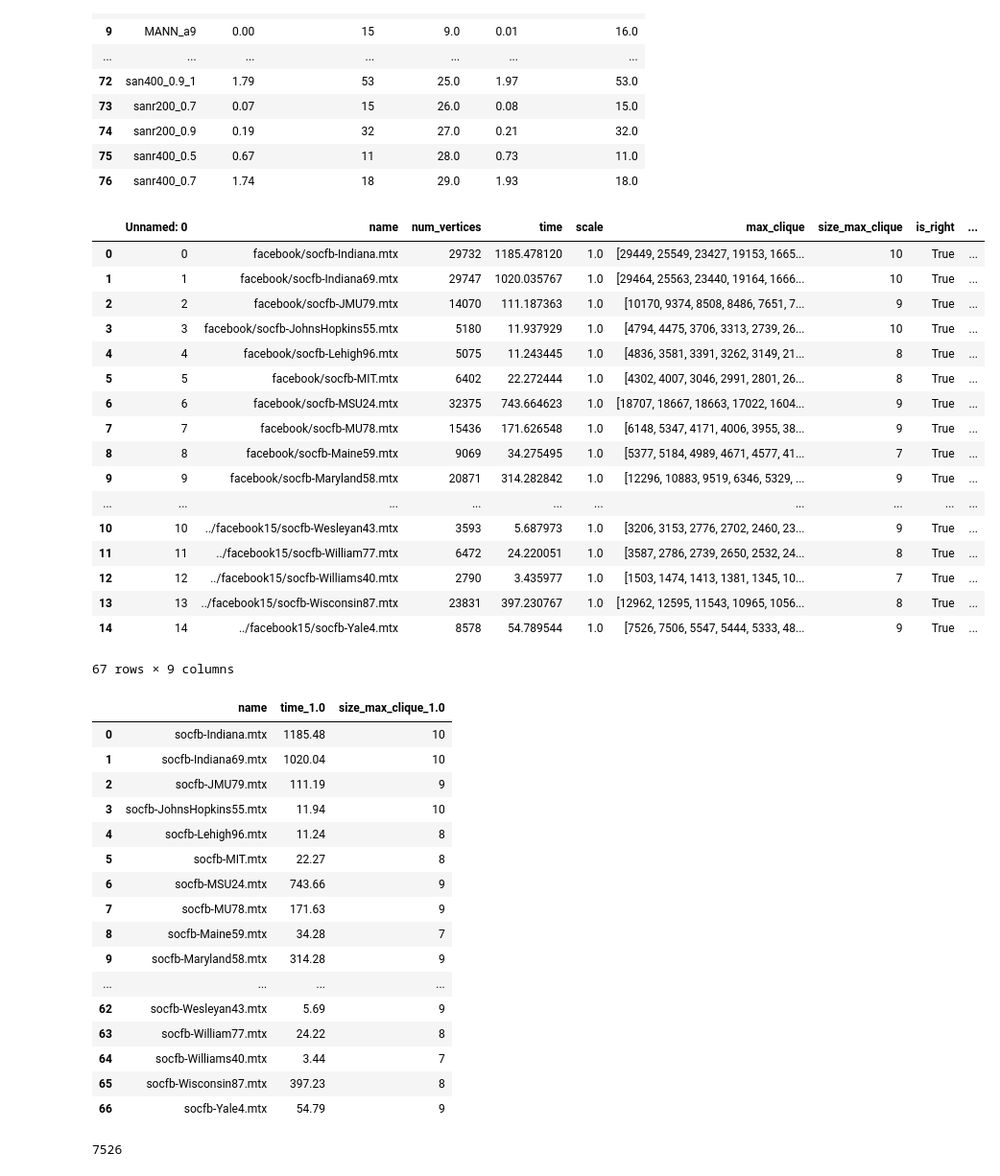
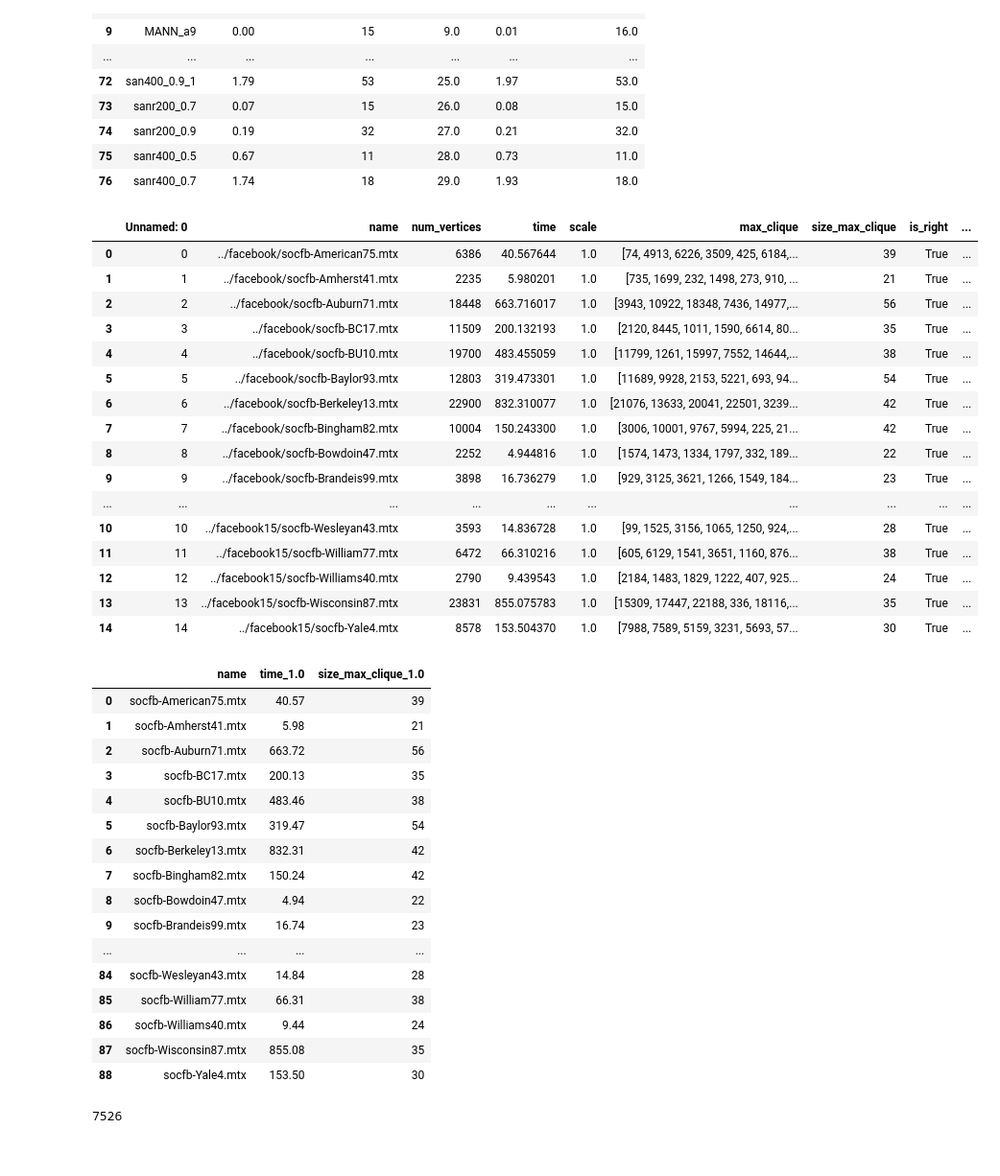
Before and after one commit to stacy-s/MCP, a Jupyter notebook: data.ipynb, the cells around one changed output. Shown at 96% size. Drawn from its saved outputs; the diff is of its cells as text; code cells hidden in the pictures.

Commit message:
Results for Facebook graph was updated

```diff
--- a/data.ipynb
+++ b/data.ipynb
@@ -65,58 +65,60 @@ res = df1.merge(df2, 'left', on='name')
 | 75 | sanr400_0.5 | 0.67 | 11 | 28.0 | 0.73 | 11.0 |
 | 76 | sanr400_0.7 | 1.74 | 18 | 29.0 | 1.93 | 18.0 |
 # %%
+pd.options.display.max_rows = 100
+fb1 = pd.read_csv('../results/cluster1/facebook.csv', sep=';')
 fb2 = pd.read_csv('../results/cluster2/facebook.csv', sep=';')
 fb3 = pd.read_csv('../results/cluster3/facebook.csv', sep=';')
 fb4 = pd.read_csv('../results/cluster4/facebook.csv', sep=';')
-fb5 = pd.read_csv('results/facebook/facebook.csv', sep=';')
-frames = [fb2, fb3, fb4, fb5]
+fb5 = pd.read_csv('../results/facebook.csv', sep=';')
+frames = [fb1, fb2, fb3, fb4, fb5]
 fb = pd.concat(frames)
 fb
 # %% [output]
 |  | Unnamed: 0 | name | num_vertices | time | scale | max_clique | size_max_clique | is_right | ... |
-| 0 | 0 | facebook/socfb-Indiana.mtx | 29732 | 1185.478120 | 1.0 | [29449, 25549, 23427, 19153, 1665... | 10 | True | ... |
-| 1 | 1 | facebook/socfb-Indiana69.mtx | 29747 | 1020.035767 | 1.0 | [29464, 25563, 23440, 19164, 1666... | 10 | True | ... |
-| 2 | 2 | facebook/socfb-JMU79.mtx | 14070 | 111.187363 | 1.0 | [10170, 9374, 8508, 8486, 7651, 7... | 9 | True | ... |
-| 3 | 3 | facebook/socfb-JohnsHopkins55.mtx | 5180 | 11.937929 | 1.0 | [4794, 4475, 3706, 3313, 2739, 26... | 10 | True | ... |
-| 4 | 4 | facebook/socfb-Lehigh96.mtx | 5075 | 11.243445 | 1.0 | [4836, 3581, 3391, 3262, 3149, 21... | 8 | True | ... |
-| 5 | 5 | facebook/socfb-MIT.mtx | 6402 | 22.272444 | 1.0 | [4302, 4007, 3046, 2991, 2801, 26... | 8 | True | ... |
-| 6 | 6 | facebook/socfb-MSU24.mtx | 32375 | 743.664623 | 1.0 | [18707, 18667, 18663, 17022, 1604... | 9 | True | ... |
-| 7 | 7 | facebook/socfb-MU78.mtx | 15436 | 171.626548 | 1.0 | [6148, 5347, 4171, 4006, 3955, 38... | 9 | True | ... |
-| 8 | 8 | facebook/socfb-Maine59.mtx | 9069 | 34.275495 | 1.0 | [5377, 5184, 4989, 4671, 4577, 41... | 7 | True | ... |
-| 9 | 9 | facebook/socfb-Maryland58.mtx | 20871 | 314.282842 | 1.0 | [12296, 10883, 9519, 6346, 5329, ... | 9 | True | ... |
+| 0 | 0 | ../facebook/socfb-American75.mtx | 6386 | 40.567644 | 1.0 | [74, 4913, 6226, 3509, 425, 6184,... | 39 | True | ... |
+| 1 | 1 | ../facebook/socfb-Amherst41.mtx | 2235 | 5.980201 | 1.0 | [735, 1699, 232, 1498, 273, 910, ... | 21 | True | ... |
+| 2 | 2 | ../facebook/socfb-Auburn71.mtx | 18448 | 663.716017 | 1.0 | [3943, 10922, 18348, 7436, 14977,... | 56 | True | ... |
+| 3 | 3 | ../facebook/socfb-BC17.mtx | 11509 | 200.132193 | 1.0 | [2120, 8445, 1011, 1590, 6614, 80... | 35 | True | ... |
+| 4 | 4 | ../facebook/socfb-BU10.mtx | 19700 | 483.455059 | 1.0 | [11799, 1261, 15997, 7552, 14644,... | 38 | True | ... |
+| 5 | 5 | ../facebook/socfb-Baylor93.mtx | 12803 | 319.473301 | 1.0 | [11689, 9928, 2153, 5221, 693, 94... | 54 | True | ... |
+| 6 | 6 | ../facebook/socfb-Berkeley13.mtx | 22900 | 832.310077 | 1.0 | [21076, 13633, 20041, 22501, 3239... | 42 | True | ... |
+| 7 | 7 | ../facebook/socfb-Bingham82.mtx | 10004 | 150.243300 | 1.0 | [3006, 10001, 9767, 5994, 225, 21... | 42 | True | ... |
+| 8 | 8 | ../facebook/socfb-Bowdoin47.mtx | 2252 | 4.944816 | 1.0 | [1574, 1473, 1334, 1797, 332, 189... | 22 | True | ... |
+| 9 | 9 | ../facebook/socfb-Brandeis99.mtx | 3898 | 16.736279 | 1.0 | [929, 3125, 3621, 1266, 1549, 184... | 23 | True | ... |
 | ... | ... | ... | ... | ... | ... | ... | ... | ... | ... |
-| 10 | 10 | ../facebook15/socfb-Wesleyan43.mtx | 3593 | 5.687973 | 1.0 | [3206, 3153, 2776, 2702, 2460, 23... | 9 | True | ... |
-| 11 | 11 | ../facebook15/socfb-William77.mtx | 6472 | 24.220051 | 1.0 | [3587, 2786, 2739, 2650, 2532, 24... | 8 | True | ... |
-| 12 | 12 | ../facebook15/socfb-Williams40.mtx | 2790 | 3.435977 | 1.0 | [1503, 1474, 1413, 1381, 1345, 10... | 7 | True | ... |
-| 13 | 13 | ../facebook15/socfb-Wisconsin87.mtx | 23831 | 397.230767 | 1.0 | [12962, 12595, 11543, 10965, 1056... | 8 | True | ... |
-| 14 | 14 | ../facebook15/socfb-Yale4.mtx | 8578 | 54.789544 | 1.0 | [7526, 7506, 5547, 5444, 5333, 48... | 9 | True | ... |
+| 10 | 10 | ../facebook15/socfb-Wesleyan43.mtx | 3593 | 14.836728 | 1.0 | [99, 1525, 3156, 1065, 1250, 924,... | 28 | True | ... |
+| 11 | 11 | ../facebook15/socfb-William77.mtx | 6472 | 66.310216 | 1.0 | [605, 6129, 1541, 3651, 1160, 876... | 38 | True | ... |
+| 12 | 12 | ../facebook15/socfb-Williams40.mtx | 2790 | 9.439543 | 1.0 | [2184, 1483, 1829, 1222, 407, 925... | 24 | True | ... |
+| 13 | 13 | ../facebook15/socfb-Wisconsin87.mtx | 23831 | 855.075783 | 1.0 | [15309, 17447, 22188, 336, 18116,... | 35 | True | ... |
+| 14 | 14 | ../facebook15/socfb-Yale4.mtx | 8578 | 153.504370 | 1.0 | [7988, 7589, 5159, 3231, 5693, 57... | 30 | True | ... |
-67 rows × 9 columns
 # %%
 fb = format_df(fb, scale=1.0)
 # %%
 fb.to_csv('results/facebook/facebook_all.csv', sep=',', index=False)
 # %%
+pd.options.display.max_rows = 100
 fb = pd.read_csv('results/facebook/facebook_all.csv')
 # fb = fb.drop('Unnamed: 0', axis=1)
 fb
 # %% [output]
 |  | name | time_1.0 | size_max_clique_1.0 |
-| 0 | socfb-Indiana.mtx | 1185.48 | 10 |
-| 1 | socfb-Indiana69.mtx | 1020.04 | 10 |
-| 2 | socfb-JMU79.mtx | 111.19 | 9 |
-| 3 | socfb-JohnsHopkins55.mtx | 11.94 | 10 |
-| 4 | socfb-Lehigh96.mtx | 11.24 | 8 |
-| 5 | socfb-MIT.mtx | 22.27 | 8 |
-| 6 | socfb-MSU24.mtx | 743.66 | 9 |
-| 7 | socfb-MU78.mtx | 171.63 | 9 |
-| 8 | socfb-Maine59.mtx | 34.28 | 7 |
-| 9 | socfb-Maryland58.mtx | 314.28 | 9 |
+| 0 | socfb-American75.mtx | 40.57 | 39 |
+| 1 | socfb-Amherst41.mtx | 5.98 | 21 |
+| 2 | socfb-Auburn71.mtx | 663.72 | 56 |
+| 3 | socfb-BC17.mtx | 200.13 | 35 |
+| 4 | socfb-BU10.mtx | 483.46 | 38 |
+| 5 | socfb-Baylor93.mtx | 319.47 | 54 |
+| 6 | socfb-Berkeley13.mtx | 832.31 | 42 |
+| 7 | socfb-Bingham82.mtx | 150.24 | 42 |
+| 8 | socfb-Bowdoin47.mtx | 4.94 | 22 |
+| 9 | socfb-Brandeis99.mtx | 16.74 | 23 |
 | ... | ... | ... | ... |
-| 62 | socfb-Wesleyan43.mtx | 5.69 | 9 |
-| 63 | socfb-William77.mtx | 24.22 | 8 |
-| 64 | socfb-Williams40.mtx | 3.44 | 7 |
-| 65 | socfb-Wisconsin87.mtx | 397.23 | 8 |
-| 66 | socfb-Yale4.mtx | 54.79 | 9 |
+| 84 | socfb-Wesleyan43.mtx | 14.84 | 28 |
+| 85 | socfb-William77.mtx | 66.31 | 38 |
+| 86 | socfb-Williams40.mtx | 9.44 | 24 |
+| 87 | socfb-Wisconsin87.mtx | 855.08 | 35 |
+| 88 | socfb-Yale4.mtx | 153.50 | 30 |
 # %%
 len(str(1 << 25000))
 # %% [output]
```
Also changed, not shown: 7 other files.
